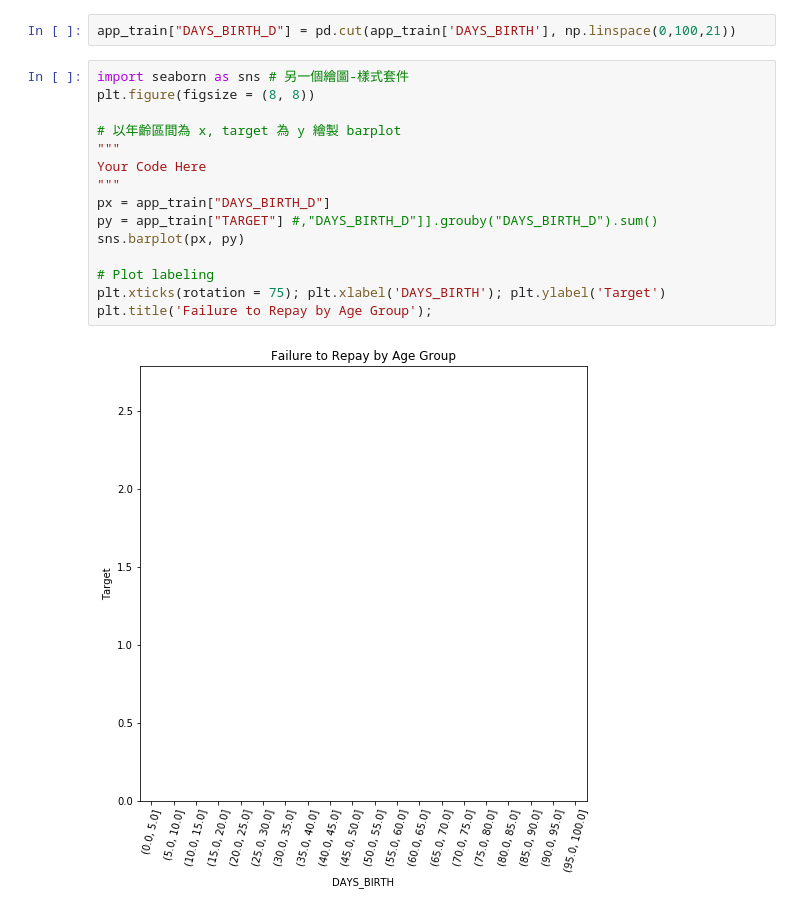
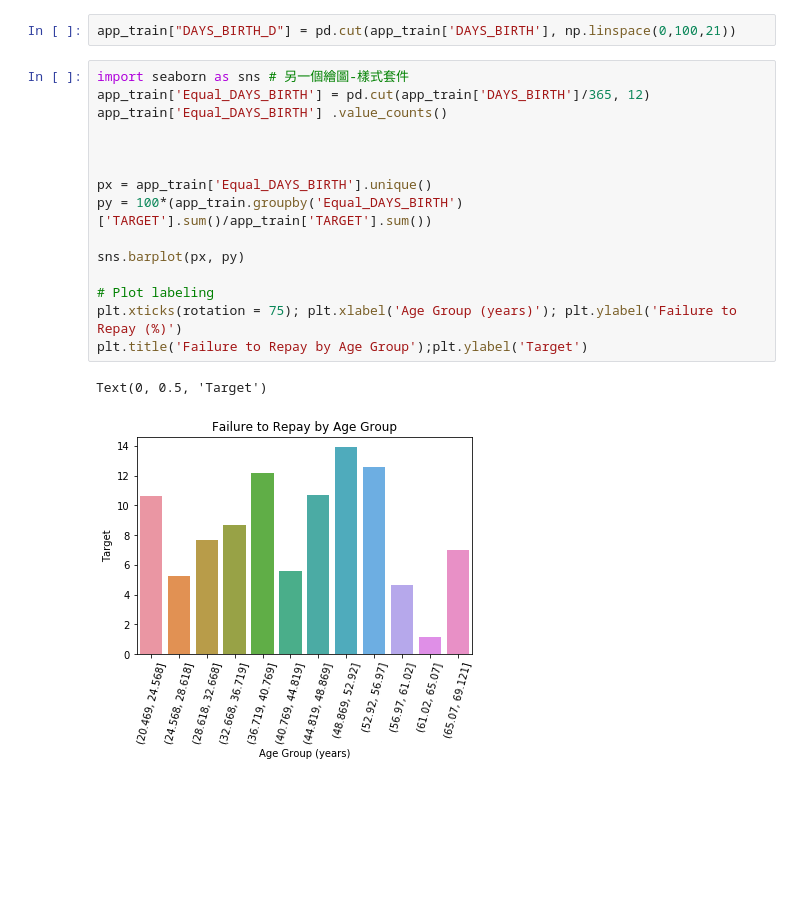
Before and after one commit to helenchenfirst/3rd-ML100Days, a Jupyter notebook: homework/Day_018_HW.ipynb, the cells around one changed output. Drawn from its saved outputs; the diff is of its cells as text; blank space fills up the shorter version.

```diff
--- a/homework/Day_018_HW.ipynb
+++ b/homework/Day_018_HW.ipynb
@@ -62,18 +62,19 @@ app_train['DAYS_BIRTH'] = abs(app_train['DAYS_BIRTH'])
 app_train["DAYS_BIRTH_D"] = pd.cut(app_train['DAYS_BIRTH'], np.linspace(0,100,21))
 # %%
 import seaborn as sns # 另一個繪圖-樣式套件
-plt.figure(figsize = (8, 8))
+app_train['Equal_DAYS_BIRTH'] = pd.cut(app_train['DAYS_BIRTH']/365, 12)
+app_train['Equal_DAYS_BIRTH'] .value_counts()
 
-# 以年齡區間為 x, target 為 y 繪製 barplot
-"""
-Your Code Here
-"""
-px = app_train["DAYS_BIRTH_D"]
-py = app_train["TARGET"] #,"DAYS_BIRTH_D"]].grouby("DAYS_BIRTH_D").sum()
+
+
+px = app_train['Equal_DAYS_BIRTH'].unique()
+py = 100*(app_train.groupby('Equal_DAYS_BIRTH')['TARGET'].sum()/app_train['TARGET'].sum())
+
 sns.barplot(px, py)
 
 # Plot labeling
-plt.xticks(rotation = 75); plt.xlabel('DAYS_BIRTH'); plt.ylabel('Target')
-plt.title('Failure to Repay by Age Group');
+plt.xticks(rotation = 75); plt.xlabel('Age Group (years)'); plt.ylabel('Failure to Repay (%)')
+plt.title('Failure to Repay by Age Group');plt.ylabel('Target')
 # %% [output]
+Text(0, 0.5, 'Target')
-[figure, old version]
+[figure, new version]
```
